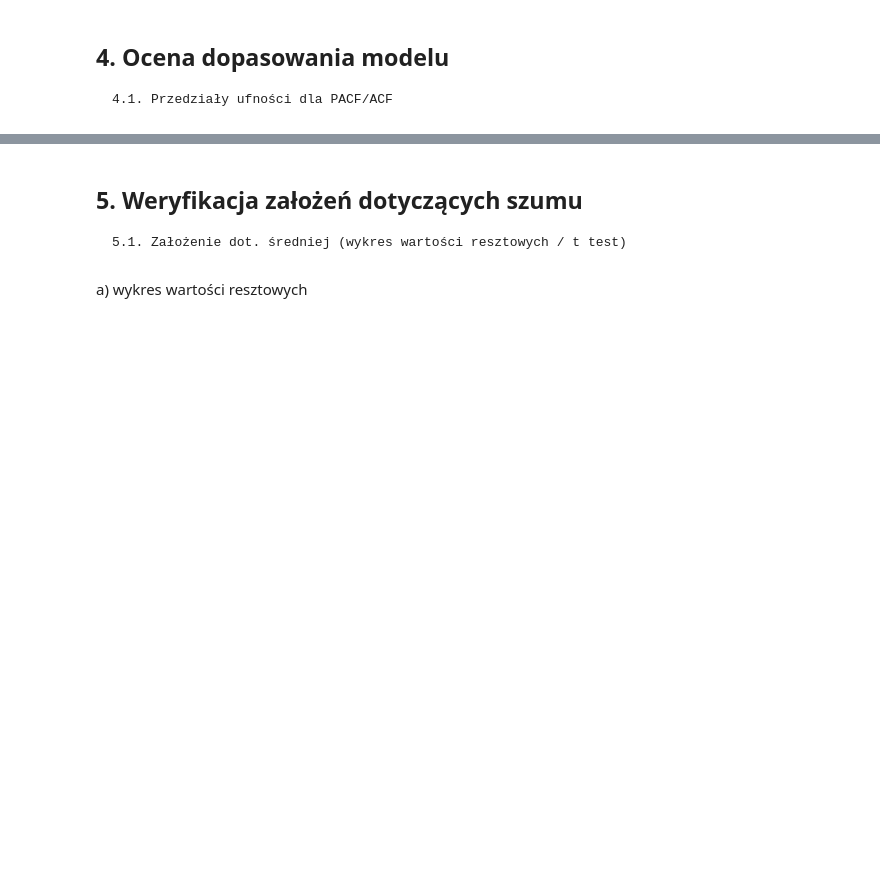
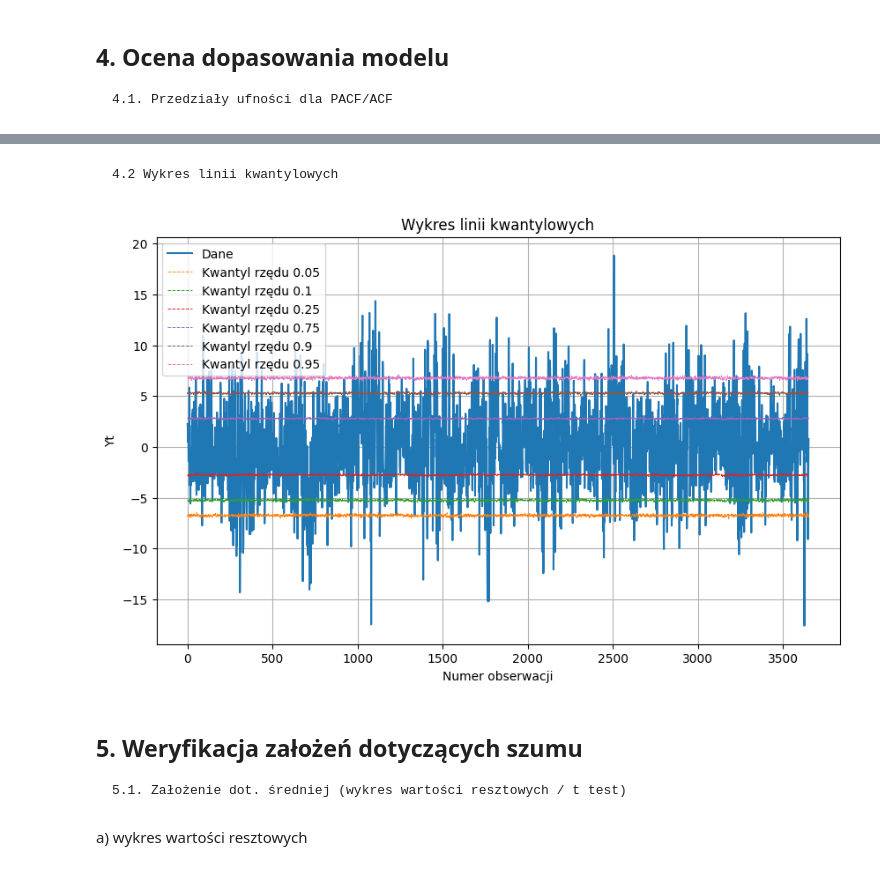
Before and after one commit to MagdalenaSudol/Model_ARMA, a Jupyter notebook: raport_v2.ipynb, the cells around one changed output, grey strips where cells are left out. Cells and saved outputs as stored; diff of their text form; code cells hidden in the pictures; blank space fills up the shorter version.

Commit message:
Dodanie wykresów linii kwantylowych i przedziałówufności

```diff
--- a/raport_v2.ipynb
+++ b/raport_v2.ipynb
@@ -540,3 +548,35 @@ plt.show()
+# %% [markdown]
+    4.2 Wykres linii kwantylowych
+# %%
+model = fitted_model
+n = len(Yt)
+m = 10000
+
+B = np.zeros((m, n))
+
+for j in range(m):
+    B[j, :] = model.simulate(nsimulations=n)
+
+def quantile(arr, q):
+    return np.percentile(arr, q*100, axis=0)
+
+quantiles = [0.05, 0.1, 0.25, 0.75, 0.9, 0.95]
+
+plt.figure(figsize=(10, 6))
+plt.plot(Yt, label='Dane')
+
+for q in quantiles:
+    plt.plot(quantile(B, q), label = "Kwantyl rzędu " + str(q), linestyle = "--", linewidth=0.7)
+
+plt.title("Wykres linii kwantylowych")
+plt.xlabel("Numer obserwacji")
+plt.ylabel("Yt")
+plt.legend()
+plt.grid(True)
+plt.savefig('quantile_lines.png', bbox_inches='tight')
+plt.show()
+# %% [output]
+[figure, added]
 # %% [markdown]
 ## 5. Weryfikacja założeń dotyczących szumu
 
```
Also changed, not shown: parts of 8 cells of this notebook, 13 other files.
